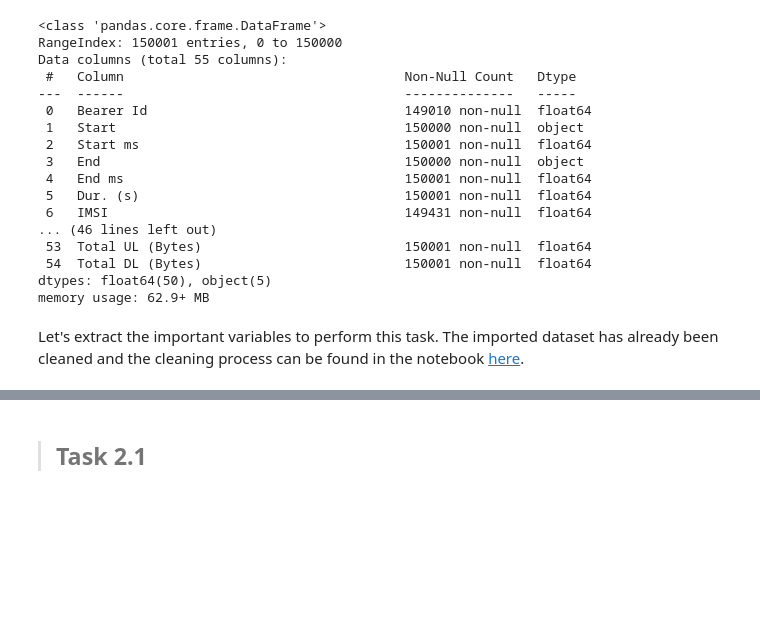
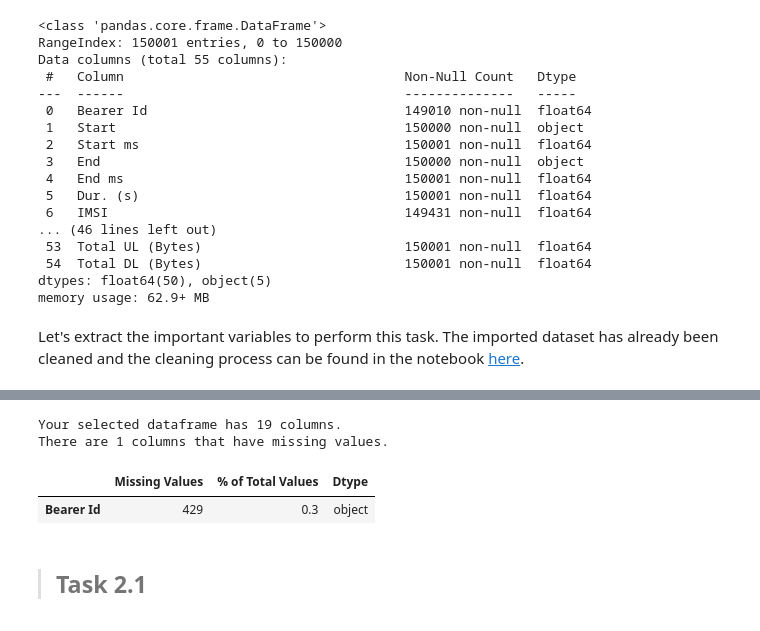
Before and after one commit to sidoine-dako/User-Analytics-Telecom-Industry, a Jupyter notebook: notebook/Task 2 - User Engagement analysis.ipynb, the cells around one changed output, grey strips where cells are left out. Saved outputs shown, nothing was run; the diff lists cells and outputs as text; code cells hidden in the pictures; blank space fills up the shorter version.

```diff
--- a/notebook/Task 2 - User Engagement analysis.ipynb
+++ b/notebook/Task 2 - User Engagement analysis.ipynb
@@ -89,3 +111,11 @@ dtype: int64
+# %%
+dfTask2.dropna(subset=['MSISDN/Number'],inplace=True)
+missing_values_table(dfTask2)
+# %% [output]
+Your selected dataframe has 19 columns.
+There are 1 columns that have missing values.
+|  | Missing Values | % of Total Values | Dtype |
+| Bearer Id | 429 | 0.3 | object |
 # %% [markdown]
 >## Task 2.1
 # %% [markdown]
```
Also changed, not shown: parts of 9 cells of this notebook.
